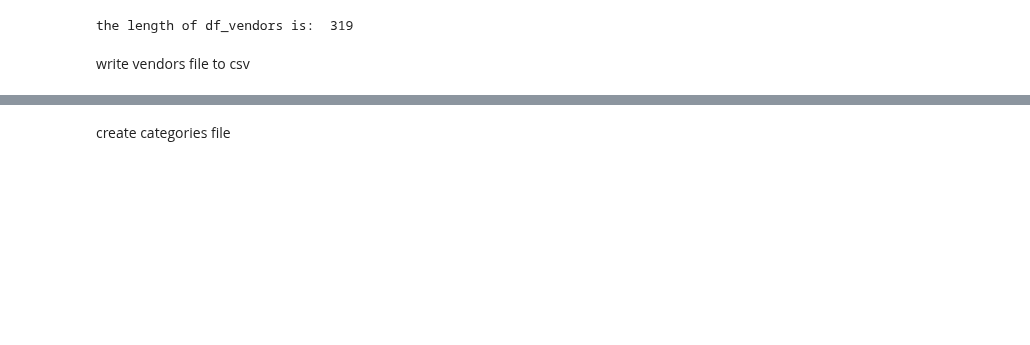
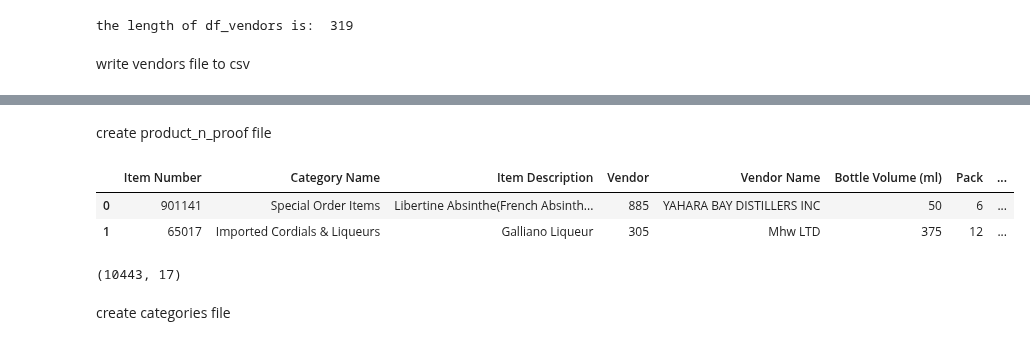
Before and after one commit to dgarbato/capstone, a Jupyter notebook: rd in liquor_2017_to_2022.ipynb, the cells around one changed output, grey strips where cells are left out. Cells and saved outputs as stored; diff of their text form; code cells hidden in the pictures; blank space fills up the shorter version.

```diff
--- a/rd in liquor_2017_to_2022.ipynb
+++ b/rd in liquor_2017_to_2022.ipynb
@@ -298,0 +393,16 @@ df_vendors.compute().to_csv(r'C:\Users\dgarb\OneDrive\Desktop\Capstone Data\df_v
+# %% [markdown]
+create product_n_proof file
+# %%
+dytype_dict = {'Item Number':str, 'Vendor':str, 'Proof':int, 'Vendor Name':str, 'Age':int}
+# %%
+Iowa_Liquor_Products = pd.read_csv(r'C:\Users\dgarb\OneDrive\Desktop\Capstone Data\Iowa_Liquor_Products.csv', dtype=dytype_dict )
+# %%
+Iowa_Liquor_Products.head(2)
+# %% [output]
+|  | Item Number | Category Name | Item Description | Vendor | Vendor Name | Bottle Volume (ml) | Pack | ... |
+| 0 | 901141 | Special Order Items | Libertine Absinthe(French Absinth... | 885 | YAHARA BAY DISTILLERS INC | 50 | 6 | ... |
+| 1 | 65017 | Imported Cordials & Liqueurs | Galliano Liqueur | 305 | Mhw LTD | 375 | 12 | ... |
+# %%
+Iowa_Liquor_Products.shape
+# %% [output]
+(10443, 17)
```
Also changed, not shown: parts of 25 cells of this notebook, 7 other files.
